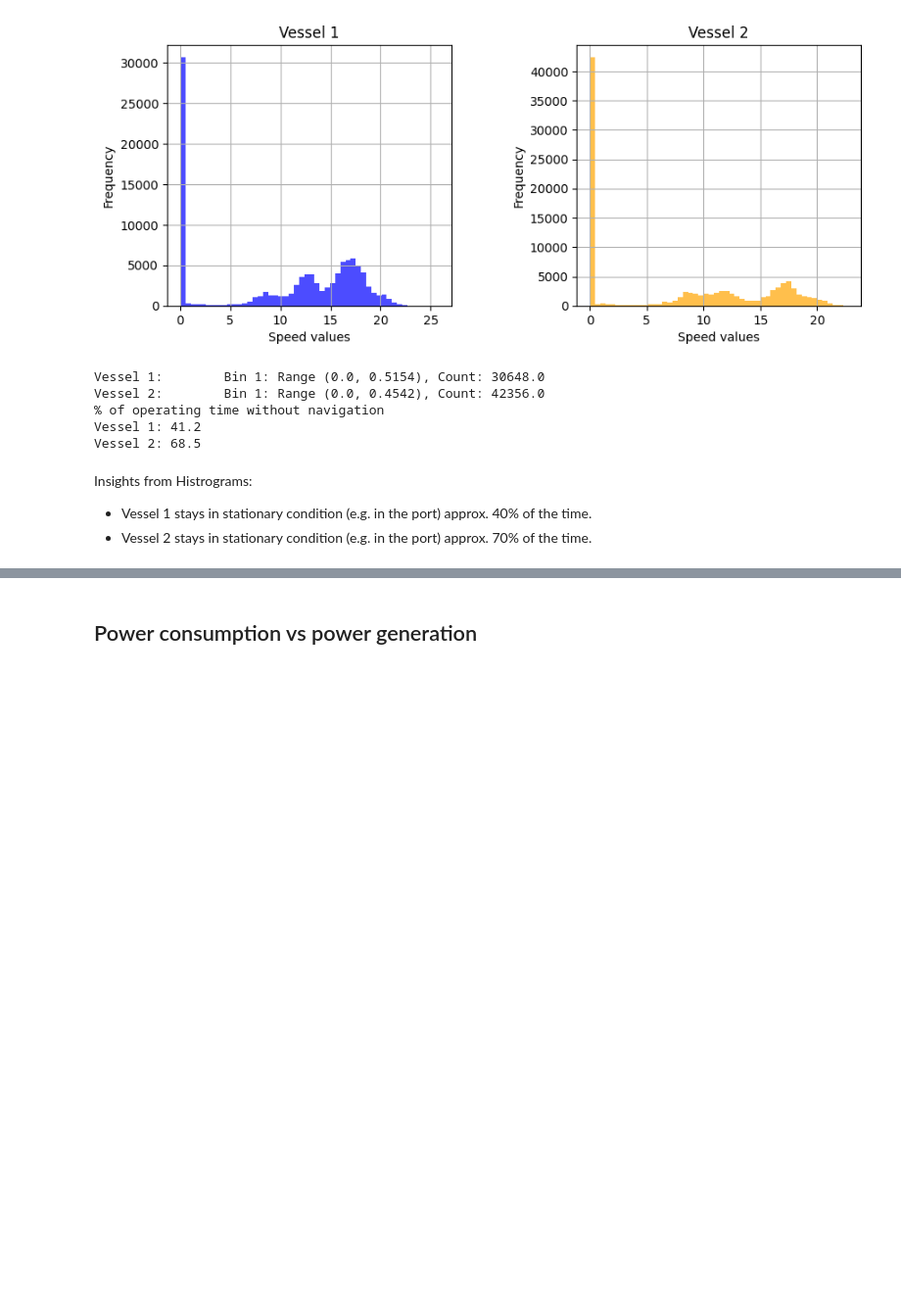
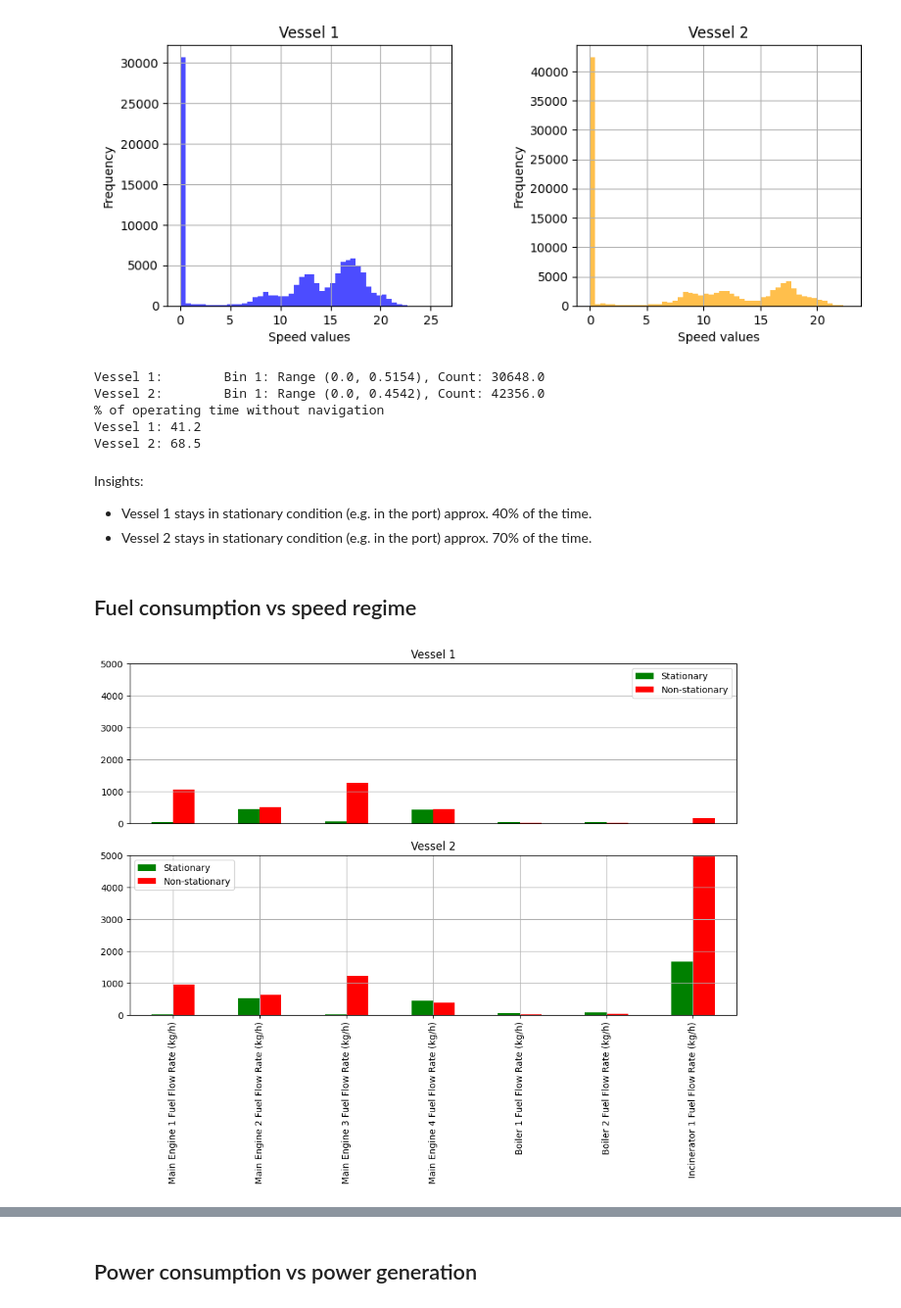
Before and after one commit to LMAPcoder/TUI-Cruises, a Jupyter notebook: TUI_Cruises_task.ipynb, the cells around one changed output, grey strips where cells are left out. Shown at 98% size. Saved outputs shown, nothing was run; the diff lists cells and outputs as text; code cells hidden in the pictures; blank space fills up the shorter version.

```diff
--- a/TUI_Cruises_task.ipynb
+++ b/TUI_Cruises_task.ipynb
@@ -181,7 +181,66 @@ Vessel 2:        Bin 1: Range (0.0, 0.4542), Count: 42356.0
 Vessel 1: 41.2
 Vessel 2: 68.5
 # %% [markdown]
-Insights from Histrograms:
+Insights:
 
 *   Vessel 1 stays in stationary condition (e.g. in the port) approx. 40% of the time.
 *   Vessel 2 stays in stationary condition (e.g. in the port) approx. 70% of the time.
+# %% [markdown]
+## Fuel consumption vs speed regime
+# %%
+# Splitting DataFrame for each vessel
+data_vessel1 = data[data['Vessel Name'] == 'Vessel 1']
+data_vessel2 = data[data['Vessel Name'] == 'Vessel 2']
+
+# Convertion to kg/h
+# Assuming the vessel works only with Marine Diesel Oil
+density = 0.85 # Density of Marine Diesel Oil (kg/L)
+
+data_vessel1 = data_vessel1.copy()
+data_vessel2 = data_vessel2.copy()
+
+data_vessel1.loc[:, 'Boiler 1 Fuel Flow Rate (kg/h)'] = data_vessel1['Boiler 1 Fuel Flow Rate (L/h)'] * density
+data_vessel2.loc[:, 'Boiler 1 Fuel Flow Rate (kg/h)'] = data_vessel2['Boiler 1 Fuel Flow Rate (L/h)'] * density
+
+data_vessel1.loc[:, 'Boiler 2 Fuel Flow Rate (kg/h)'] = data_vessel1['Boiler 2 Fuel Flow Rate (L/h)'] * density
+data_vessel2.loc[:, 'Boiler 2 Fuel Flow Rate (kg/h)'] = data_vessel2['Boiler 2 Fuel Flow Rate (L/h)'] * density
+
+data_vessel1.loc[:, 'Incinerator 1 Fuel Flow Rate (kg/h)'] = data_vessel1['Incinerator 1 Fuel Flow Rate (L/h)'] * density
+data_vessel2.loc[:, 'Incinerator 1 Fuel Flow Rate (kg/h)'] = data_vessel2['Incinerator 1 Fuel Flow Rate (L/h)'] * density
+
+# Splitting DataFrame for each speed regime
+
+threshold_speed = 0.1 # Speed (knots) limit between the two operational regimes
+
+data_vessel1_stationary = data_vessel1[data_vessel1['Speed Over Ground (knots)'] < threshold_speed]
+data_vessel2_stationary = data_vessel2[data_vessel2['Speed Over Ground (knots)'] < threshold_speed]
+
+data_vessel1_nonstationary = data_vessel1[data_vessel1['Speed Over Ground (knots)'] > threshold_speed]
+data_vessel2_nonstationary = data_vessel2[data_vessel2['Speed Over Ground (knots)'] > threshold_speed]
+
+# Filtering columns
+data_vessel1_stationary_fuel = data_vessel1_stationary.filter(like='(kg/h)').mean()
+data_vessel2_stationary_fuel = data_vessel2_stationary.filter(like='(kg/h)').mean()
+
+data_vessel1_nonstationary_fuel = data_vessel1_nonstationary.filter(like='(kg/h)').mean()
+data_vessel2_nonstationary_fuel = data_vessel2_nonstationary.filter(like='(kg/h)').mean()
+
+
+data_vessel1_fuel = pd.concat([data_vessel1_stationary_fuel, data_vessel1_nonstationary_fuel], axis=1, keys=['Stationary', 'Non-stationary'])
+data_vessel2_fuel = pd.concat([data_vessel2_stationary_fuel, data_vessel2_nonstationary_fuel], axis=1, keys=['Stationary', 'Non-stationary'])
+
+fig, axes = plt.subplots(nrows=2,ncols=1, figsize=(12,7))
+
+ax1, ax2 = axes
+
+data_vessel1_fuel.plot.bar(color=['green', 'red'], ax=ax1, title='Vessel 1', grid=True)
+data_vessel2_fuel.plot.bar(color=['green', 'red'], ax=ax2, title='Vessel 2', grid=True)
+
+ax1.xaxis.set_ticks([])
+
+ax1.set_ylim(0, 5000)
+ax2.set_ylim(0, 5000)
+
+plt.show()
+# %% [output]
+[figure, added]
```
Also changed, not shown: parts of 17 cells of this notebook.
